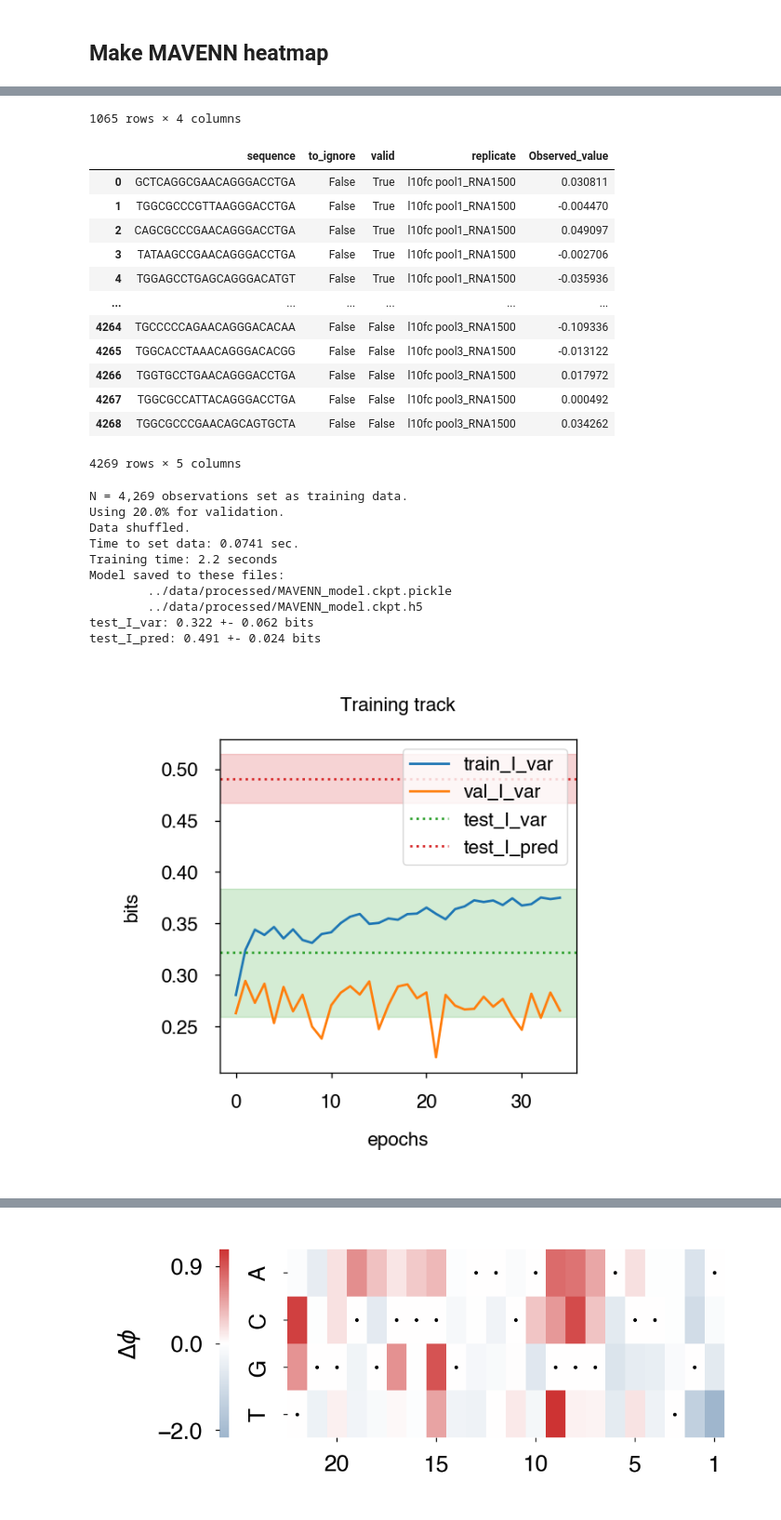
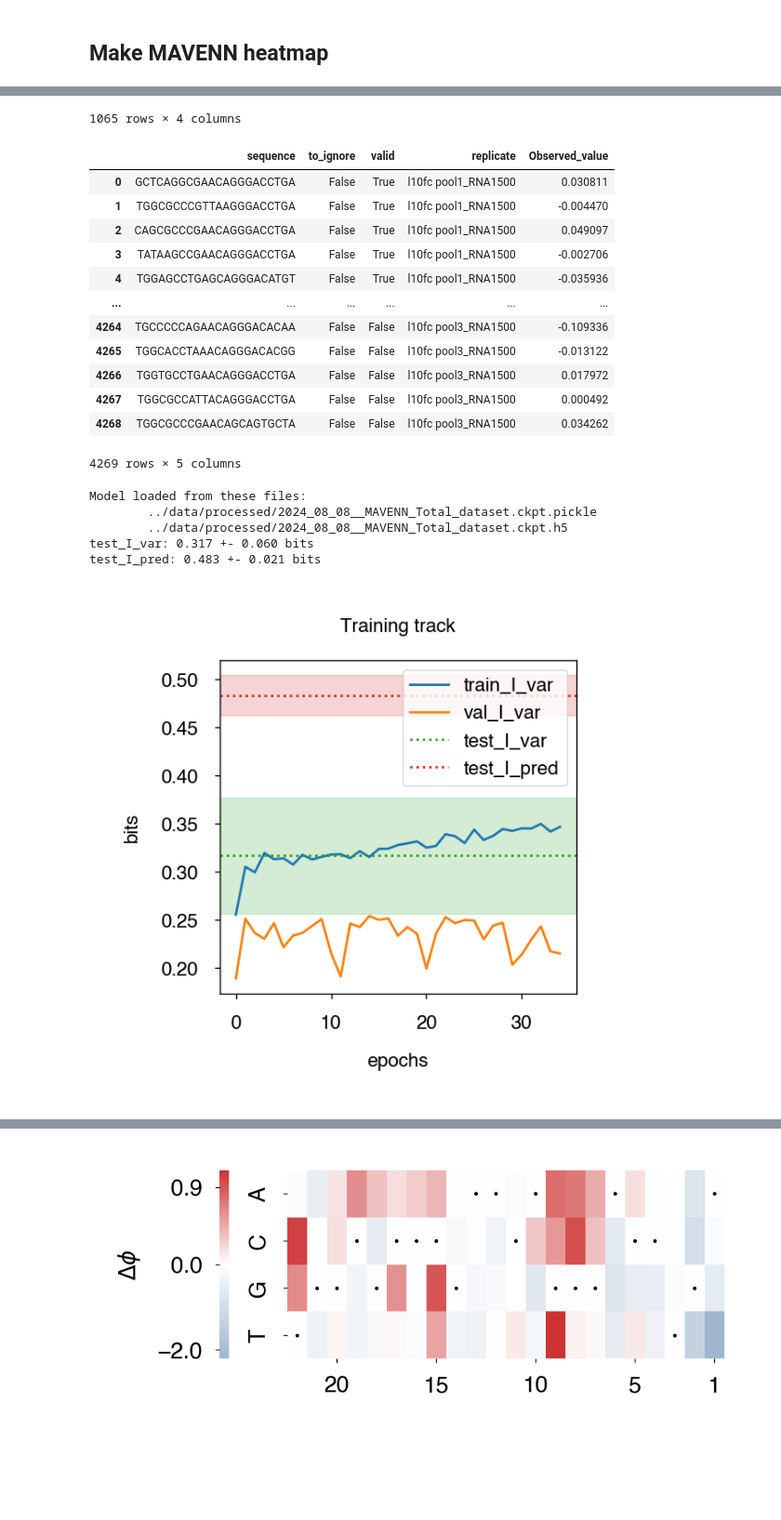
Before and after one commit to jackdesmarais/TRf_transposon_silencing_MPRA, a Jupyter notebook: graphing_notebooks/make_figure_panels.ipynb, the cells around one changed output, grey strips where cells are left out. Shown at 93% size. Saved outputs shown, nothing was run; the diff lists cells and outputs as text; code cells hidden in the pictures; blank space fills up the shorter version.

Commit message:
Adjusting the figure panel making code to use the same mavenn model used in the paper

```diff
--- a/graphing_notebooks/make_figure_panels.ipynb
+++ b/graphing_notebooks/make_figure_panels.ipynb
@@ -137,6 +138,10 @@ array(['CTAGCGACTAAACACATCAA', 'GGATCCGACTAAACACATCAA',
        'GACGCAGACCGGTCTCGAGACG', 'GCAGGAAGCCGACTCCGTGACG'], dtype=object)
 # %% [markdown]
 ## Make MAVENN heatmap
+# %%
+# set to True to retrain the model from scratch
+# (otherwise will load the model used in the paper)
+retrain_model = False
 # %%
 maven_plotting_defaults = defaults.copy()
 
@@ -176,13 +181,16 @@ with PlottingContext(sns_settings=maven_plotting_defaults, rc_settings=rc_defaul
         train_val = train_val.rename(columns={
                         'variable':'replicate'})
         display(train_val)
+        if retrain_model:
+                model = Model(L=len(lib.WT_seq), alphabet='dna', regression_type='GE', gpmap_type='additive')
+                model.set_data(x=train_val['sequence'].values,
+                                y=train_val['Observed_value'].values,
+                                validation_flags=train_val['valid'].values)
+                model.fit(verbose=False)
+                model.save(f'../data/processed/MAVENN_model.ckpt')
+        else:
+                model = mavenn_load(f'../data/processed/2024_08_08__MAVENN_Total_dataset.ckpt')
 
-        model = Model(L=len(lib.WT_seq), alphabet='dna', regression_type='GE', gpmap_type='additive')
-        model.set_data(x=train_val['sequence'].values,
-                        y=train_val['Observed_value'].values,
-                        validation_flags=train_val['valid'].values)
-        model.fit(verbose=False)
-        model.save(f'../data/processed/MAVENN_model.ckpt')
 
         I_var, dI_var =  model.I_variational(x=test_df['sequence'], y=test_df['Observed_value'])
         print(f'test_I_var: {I_var:.3f} +- {dI_var:.3f} bits')
@@ -262,41 +270,36 @@ with PlottingContext(sns_settings=maven_plotting_defaults, rc_settings=rc_defaul
         plt.legend(loc='lower right')
         plt.title(f'Test performance')
         plt.show()
 # %% [output]
 |  | sequence | to_ignore | variable | Observed_value |
 | 0 | TGACTCCCGAACAGGGACCTGA | False | l10fc pool1_RNA1500 | 0.030172 |
 | 1 | TGGCGCGGCAATCCGGACCTGA | False | l10fc pool1_RNA1500 | 0.035524 |
 | 2 | TGGTAGCAGAGGATGGTTTCGA | False | l10fc pool1_RNA1500 | -0.044696 |
 | 3 | TGGCTACCGAACAGGGACCTGA | False | l10fc pool1_RNA1500 | 0.005999 |
 | 4 | TGACACCTGAACAGGGACTGAG | False | l10fc pool1_RNA1500 | -0.048867 |
 | ... | ... | ... | ... | ... |
 | 1060 | TGGCGCCCGAACAGGGACACCG | False | l10fc pool3_RNA1500 | -0.044536 |
 | 1061 | TGGCGCCCGAACAGGGCTCTGA | False | l10fc pool3_RNA1500 | -0.012672 |
 | 1062 | GATTTGCCGAACAGGGACCTGA | False | l10fc pool3_RNA1500 | 0.087249 |
 | 1063 | GAATATGCGAACAGGGACCTGA | False | l10fc pool3_RNA1500 | 0.023464 |
 | 1064 | TGGTACTGGGAGTGGGGTTTGA | False | l10fc pool3_RNA1500 | -0.102520 |
 1065 rows × 4 columns
 |  | sequence | to_ignore | valid | replicate | Observed_value |
 | 0 | GCTCAGGCGAACAGGGACCTGA | False | True | l10fc pool1_RNA1500 | 0.030811 |
 | 1 | TGGCGCCCGTTAAGGGACCTGA | False | True | l10fc pool1_RNA1500 | -0.004470 |
 | 2 | CAGCGCCCGAACAGGGACCTGA | False | True | l10fc pool1_RNA1500 | 0.049097 |
 | 3 | TATAAGCCGAACAGGGACCTGA | False | True | l10fc pool1_RNA1500 | -0.002706 |
 | 4 | TGGAGCCTGAGCAGGGACATGT | False | True | l10fc pool1_RNA1500 | -0.035936 |
 | ... | ... | ... | ... | ... | ... |
 | 4264 | TGCCCCCAGAACAGGGACACAA | False | False | l10fc pool3_RNA1500 | -0.109336 |
 | 4265 | TGGCACCTAAACAGGGACACGG | False | False | l10fc pool3_RNA1500 | -0.013122 |
 | 4266 | TGGTGCCTGAACAGGGACCTGA | False | False | l10fc pool3_RNA1500 | 0.017972 |
 | 4267 | TGGCGCCATTACAGGGACCTGA | False | False | l10fc pool3_RNA1500 | 0.000492 |
 | 4268 | TGGCGCCCGAACAGCAGTGCTA | False | False | l10fc pool3_RNA1500 | 0.034262 |
 4269 rows × 5 columns
-N = 4,269 observations set as training data.
-Using 20.0% for validation.
-Data shuffled.
-Time to set data: 0.0741 sec.
-Training time: 2.2 seconds
-Model saved to these files:
-        ../data/processed/MAVENN_model.ckpt.pickle
-        ../data/processed/MAVENN_model.ckpt.h5
-test_I_var: 0.322 +- 0.062 bits
-test_I_pred: 0.491 +- 0.024 bits
+Model loaded from these files:
+        ../data/processed/2024_08_08__MAVENN_Total_dataset.ckpt.pickle
+        ../data/processed/2024_08_08__MAVENN_Total_dataset.ckpt.h5
+test_I_var: 0.317 +- 0.060 bits
+test_I_pred: 0.483 +- 0.021 bits
-[figure, old version]
+[figure, new version]
```
Also changed, not shown: parts of 4 cells of this notebook, 2 other files.
